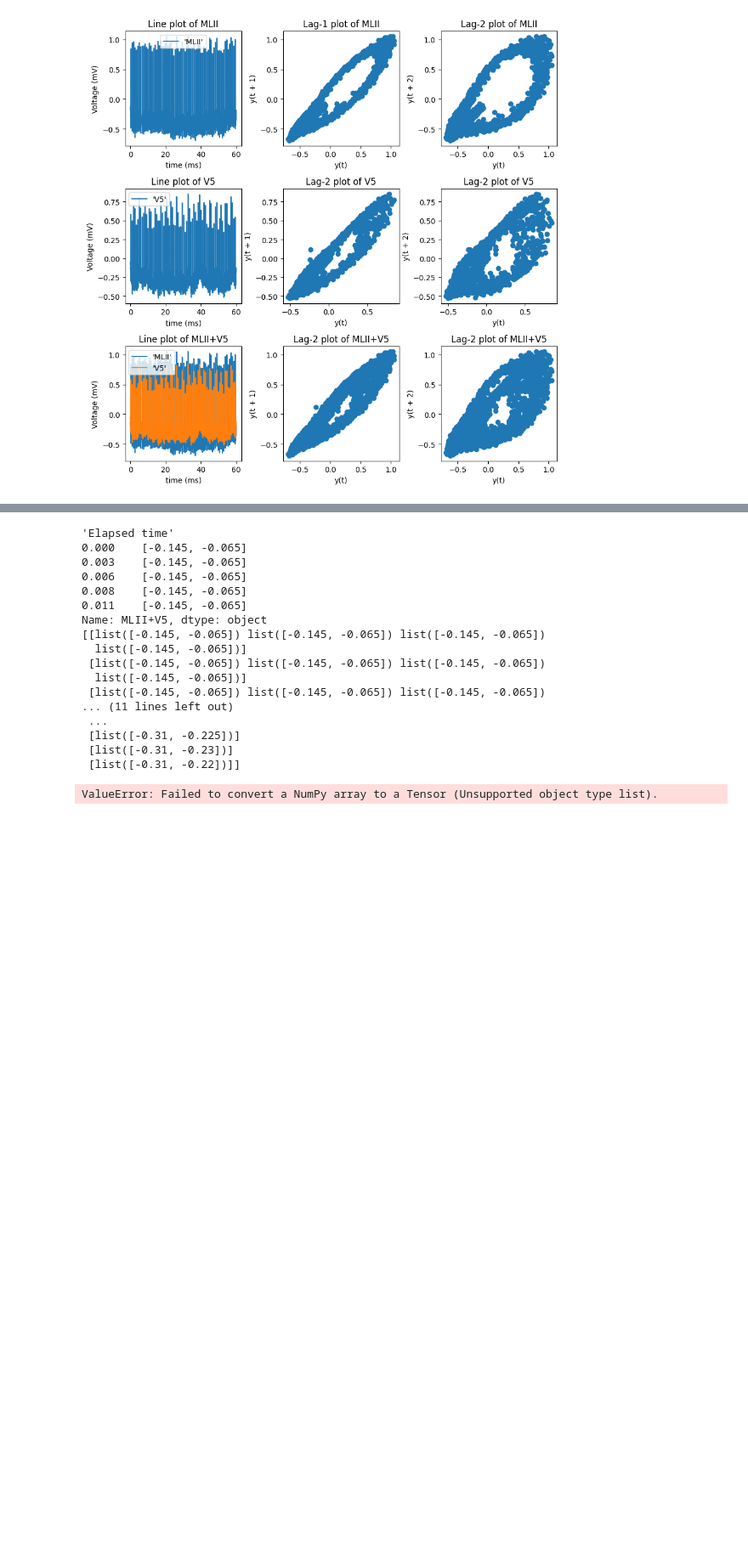
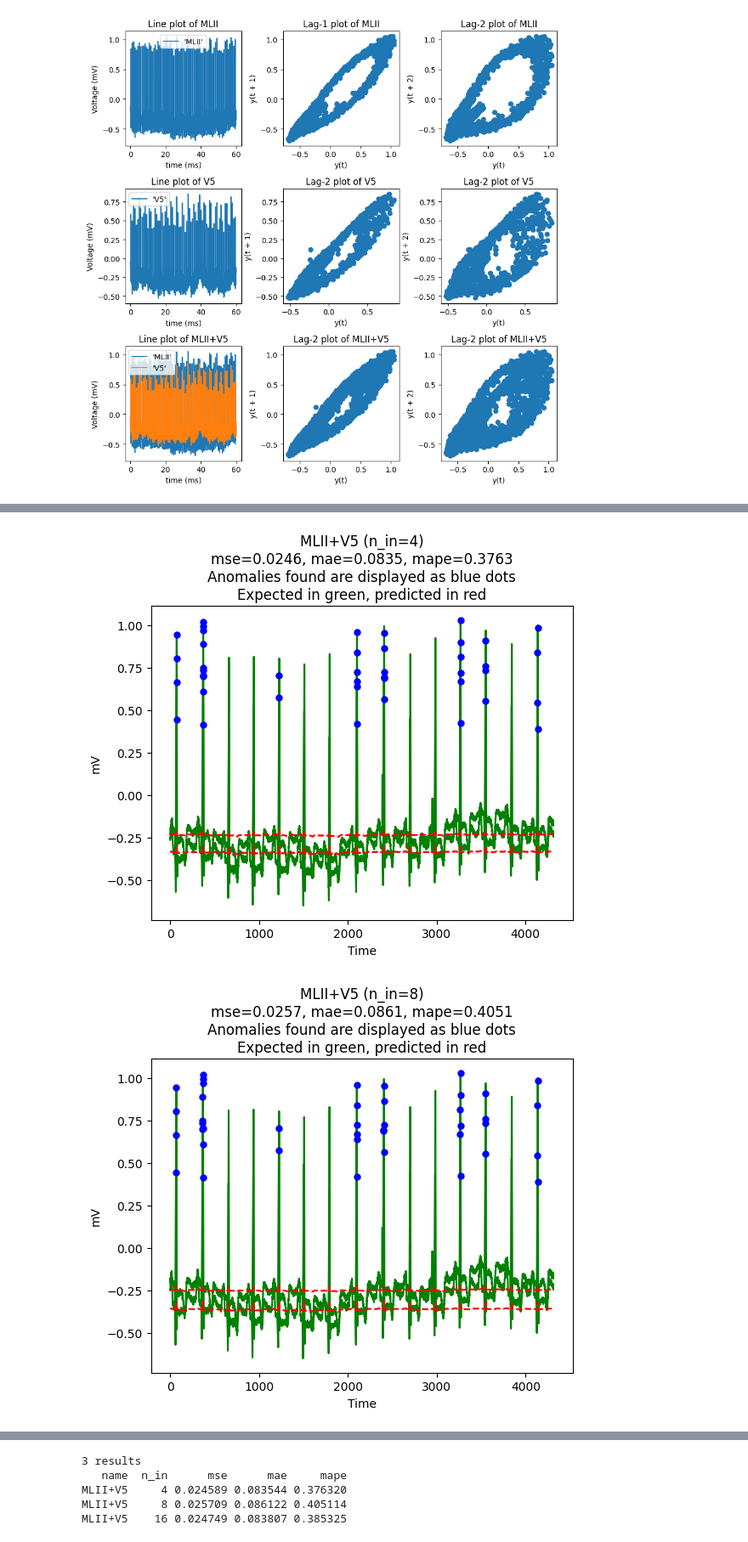
Before and after one commit to BeethovenKodar/IL2233-Project, a Jupyter notebook: 3-task.ipynb, the cells around one changed output, grey strips where cells are left out. Shown at 85% size. Saved outputs shown, nothing was run; the diff lists cells and outputs as text; code cells hidden in the pictures; blank space fills up the shorter version.

```diff
--- a/3-task.ipynb
+++ b/3-task.ipynb
@@ -293,36 +291,36 @@ MLII    16 0.000262 0.011564 0.039747
 # %%
 N_IN = [4, 8, 16]
 N_OUT = 1
 
-dataset = Series(data[[data.columns[0], data.columns[1]]].values.tolist(), index=data.index, name='MLII+V5')
-print(dataset.head())
+dataset = Series(
+    [np.asarray(x, dtype='float') for x in data[[data.columns[0], data.columns[1]]].values],
+    index=data.index,
+    name='MLII+V5'
+)
 
 models = [
     Sequential([
         LSTM(100, activation='relu', input_shape=(n, 2)),
-        Dense(1)
+        Dense(2)
     ]) for n in N_IN
 ]
 for m in models:
     m.compile(optimizer='adam', loss='mse')
 
 results = DataFrame(columns=['name', 'n_in', 'mse', 'mae', 'mape'])
 for i, model in enumerate(models):
-    # print(dataset.head())
     prediction, expected = predictdata(dataset, model, N_IN[i], N_OUT)
+    expected = expected.reshape(-1, 2) # removes unnecesary dimension
     mse = mean_squared_error(expected, prediction)
     mae = mean_absolute_error(expected, prediction)
     mape = mean_absolute_percentage_error(expected, prediction)
     results.loc[len(results)] = [dataset.name, N_IN[i], mse, mae, mape]
     title = f'{dataset.name} (n_in={N_IN[i]})\nmse={mse:.4f}, mae={mae:.4f}, mape={mape:.4f}'
-    print(len(expected.squeeze()), len(prediction.squeeze()))
-    find_and_plot_anomalies(Series(expected.squeeze()), Series(pred.squeeze()), title)
+    find_and_plot_anomalies_2d(expected, prediction, title)
 
 
 print(f'\n{len(results)} results')
 print(results.to_string(index=False))
-
-# results = DataFrame(columns=['name', 'n_in', 'mse', 'mae', 'mape'])
-
-# model.fit(X_train, y_train, epochs=10)
 # %% [output]
+[figure, added]
+[figure, added]
@@ -329,18 +328,5 @@ print(results.to_string(index=False))
-'Elapsed time'
-0.000    [-0.145, -0.065]
-0.003    [-0.145, -0.065]
-0.006    [-0.145, -0.065]
-0.008    [-0.145, -0.065]
-0.011    [-0.145, -0.065]
-Name: MLII+V5, dtype: object
-[[list([-0.145, -0.065]) list([-0.145, -0.065]) list([-0.145, -0.065])
-  list([-0.145, -0.065])]
- [list([-0.145, -0.065]) list([-0.145, -0.065]) list([-0.145, -0.065])
-  list([-0.145, -0.065])]
- [list([-0.145, -0.065]) list([-0.145, -0.065]) list([-0.145, -0.065])
-... (11 lines left out)
- ...
- [list([-0.31, -0.225])]
- [list([-0.31, -0.23])]
- [list([-0.31, -0.22])]]
+3 results
+   name  n_in      mse      mae     mape
+MLII+V5     4 0.024589 0.083544 0.376320
+MLII+V5     8 0.025709 0.086122 0.405114
+MLII+V5    16 0.024749 0.083807 0.385325
-ValueError: Failed to convert a NumPy array to a Tensor (Unsupported object type list).
```
Also changed, not shown: parts of 11 cells of this notebook.
